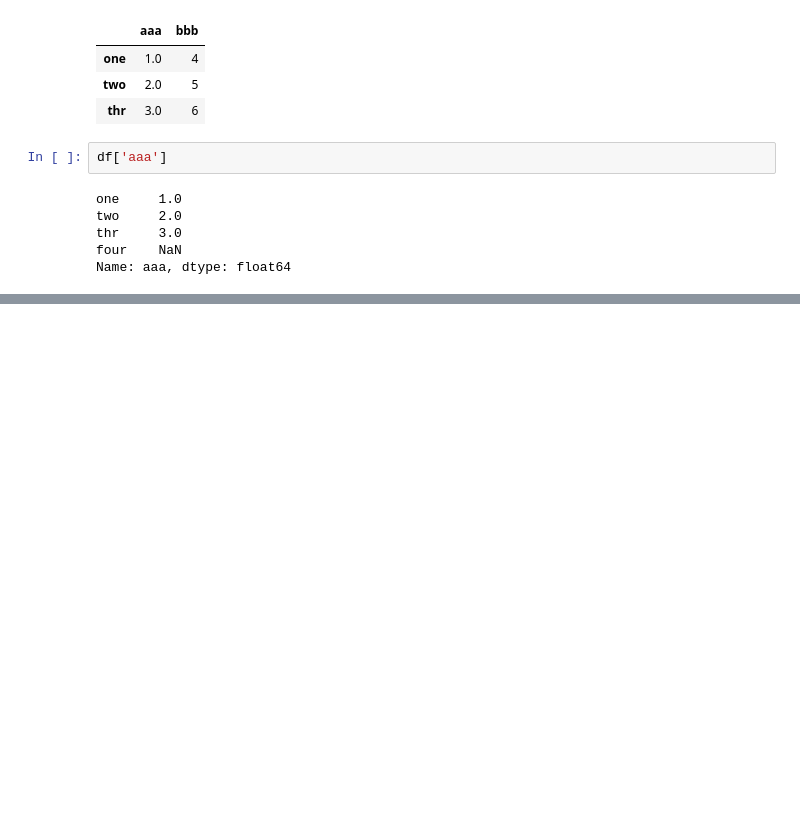
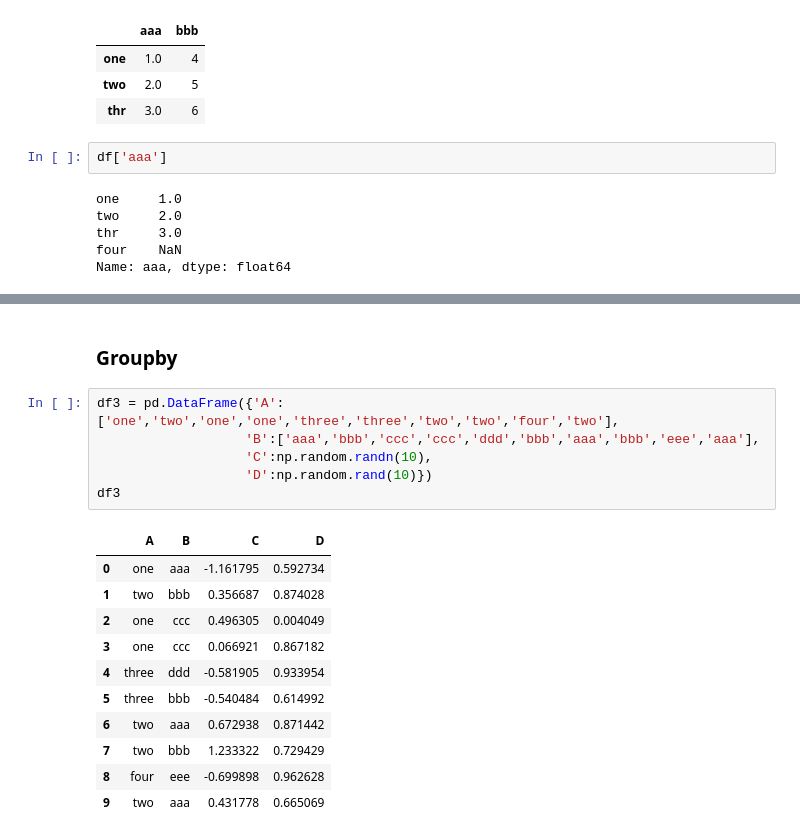
Before and after one commit to yash64/Python_Run-through, a Jupyter notebook: Python_Data+Analysis.ipynb, the cells around one changed output, grey strips where cells are left out. Saved outputs shown, nothing was run; the diff lists cells and outputs as text; blank space fills up the shorter version.

```diff
--- a/Python_Data+Analysis.ipynb
+++ b/Python_Data+Analysis.ipynb
@@ -292,0 +526,20 @@ Name: aaa, dtype: float64
+# %% [markdown]
+### Groupby
+# %%
+df3 = pd.DataFrame({'A':['one','two','one','one','three','three','two','two','four','two'],
+                   'B':['aaa','bbb','ccc','ccc','ddd','bbb','aaa','bbb','eee','aaa'],
+                   'C':np.random.randn(10),
+                   'D':np.random.rand(10)})
+df3
+# %% [output]
+|  | A | B | C | D |
+| 0 | one | aaa | -1.161795 | 0.592734 |
+| 1 | two | bbb | 0.356687 | 0.874028 |
+| 2 | one | ccc | 0.496305 | 0.004049 |
+| 3 | one | ccc | 0.066921 | 0.867182 |
+| 4 | three | ddd | -0.581905 | 0.933954 |
+| 5 | three | bbb | -0.540484 | 0.614992 |
+| 6 | two | aaa | 0.672938 | 0.871442 |
+| 7 | two | bbb | 1.233322 | 0.729429 |
+| 8 | four | eee | -0.699898 | 0.962628 |
+| 9 | two | aaa | 0.431778 | 0.665069 |
```
Also changed, not shown: parts of 29 cells of this notebook.
